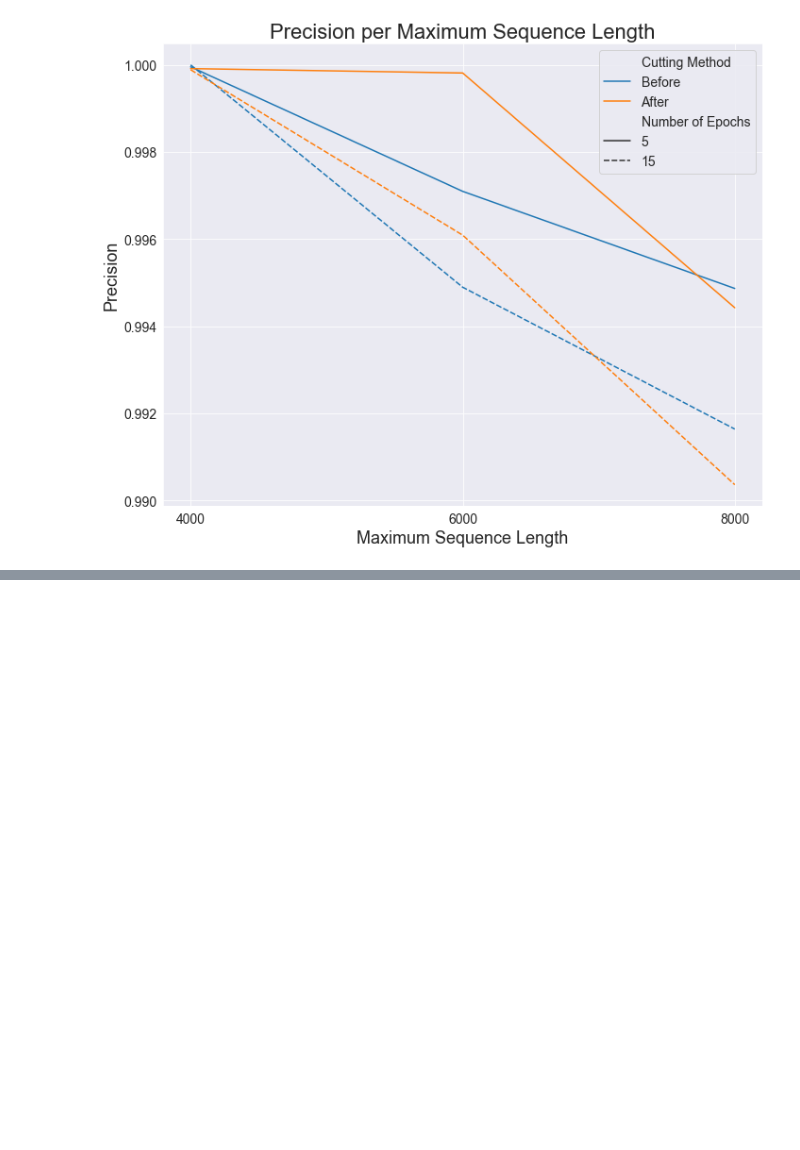
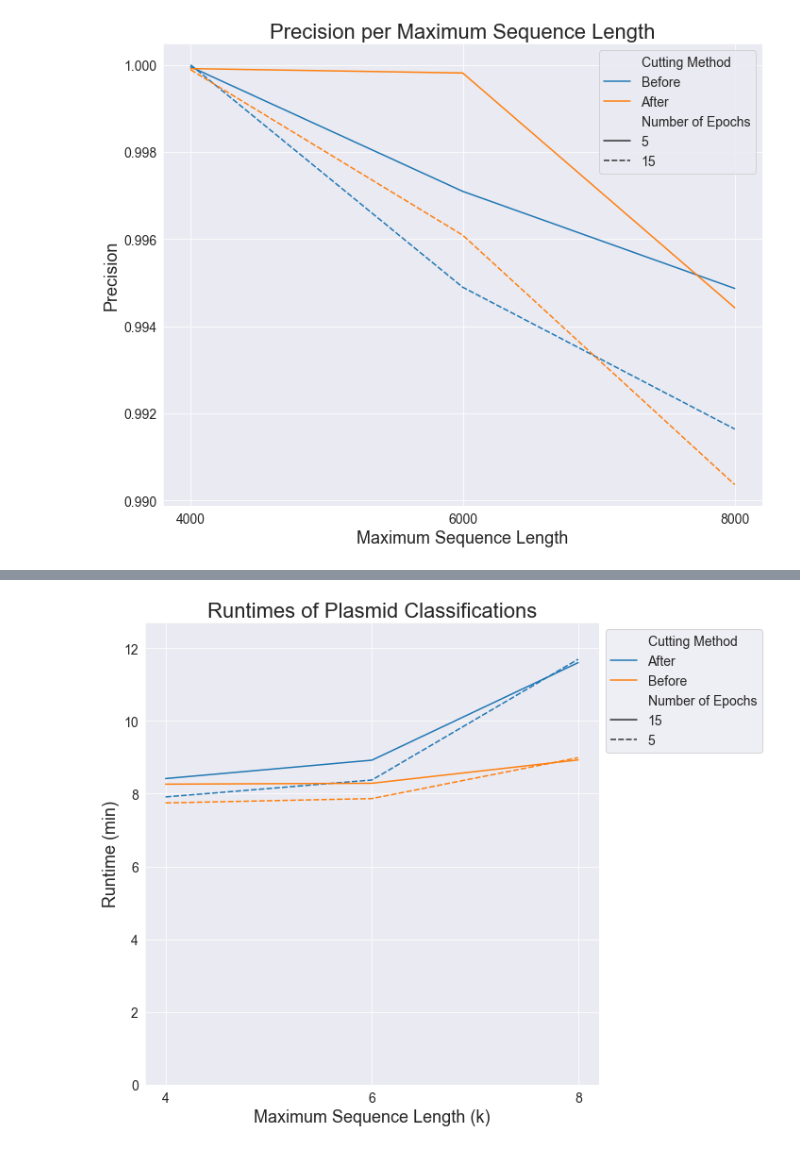
Before and after one commit to ninaihde/dl-plasmid-classifier, a Jupyter notebook: src/evaluate_classification.ipynb, the cells around one changed output, grey strips where cells are left out. Saved outputs shown, nothing was run; the diff lists cells and outputs as text; code cells hidden in the pictures; blank space fills up the shorter version.

Commit message:
Plot runtimes

```diff
--- a/src/evaluate_classification.ipynb
+++ b/src/evaluate_classification.ipynb
@@ -137,3 +137,21 @@ for metric in ['Accuracy', 'FNR', 'F1S', 'TPR', 'TNR', 'FPR', 'Precision']:
 [figure]
 [figure]
 [figure]
+# %%
+import glob
+import os
+
+runtimes = pd.DataFrame(columns=['Maximum Sequence Length', 'Cutting Method', 'Number of Epochs', 'Runtime (min)'])
+
+for filepath in glob.glob(f'{result_dir}/*.txt'):
+    last_line = open(filepath, 'r').readlines()[-1]
+    filename_splitted = os.path.basename(filepath).split('_')
+
+    runtimes = pd.concat([runtimes,
+                         pd.DataFrame({'Maximum Sequence Length': [filename_splitted[1][-1]],
+                                       'Cutting Method': [filename_splitted[2][3:]],
+                                       'Number of Epochs': [filename_splitted[3][:-10]],
+                                       'Runtime (min)': [float(last_line.split(' ')[3]) / 60]})],
+                         ignore_index=True)
+
+runtimes
@@ -139,0 +172,28 @@ for metric in ['Accuracy', 'FNR', 'F1S', 'TPR', 'TNR', 'FPR', 'Precision']:
+# %%
+import seaborn as sns
+
+fig, ax = plt.subplots(figsize=(10, 8))
+sns.lineplot(data=runtimes,
+            x='Maximum Sequence Length',
+            y='Runtime (min)',
+            hue='Cutting Method',
+            style='Number of Epochs')
+
+# place y-values above bars
+for i in ax.containers:
+    ax.bar_label(i, fmt='%.4f')
+
+plt.title(f'Runtimes of Plasmid Classifications', fontsize=22)
+ax.set(ylim=(0, runtimes['Runtime (min)'].max() + 1))
+plt.xlabel('Maximum Sequence Length (k)', fontsize=18)
+plt.ylabel('Runtime (min)', fontsize=18)
+plt.xticks(fontsize=14)
+plt.yticks(fontsize=14)
+plt.rcParams['legend.title_fontsize'] = 14
+ax.legend(fontsize=14, loc='upper left', bbox_to_anchor=(1, 1))
+
+plt.tight_layout()
+plt.savefig(f'../plots/runtimes.png', dpi=300, facecolor='white')
+#plt.close()
+# %% [output]
+[figure, added]
```
Also changed, not shown: parts of 1 cell of this notebook.
